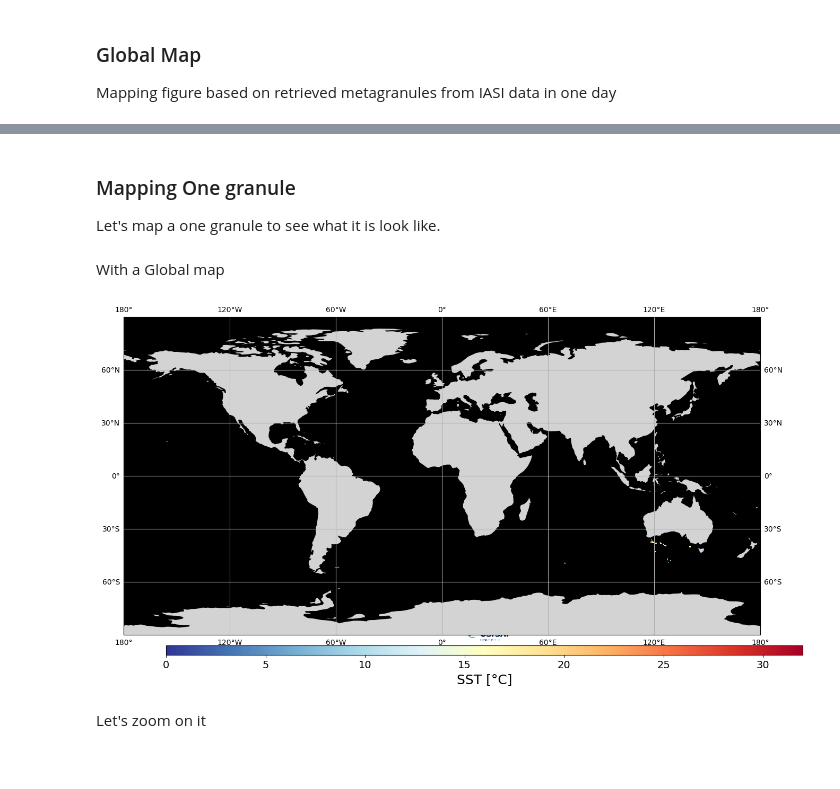
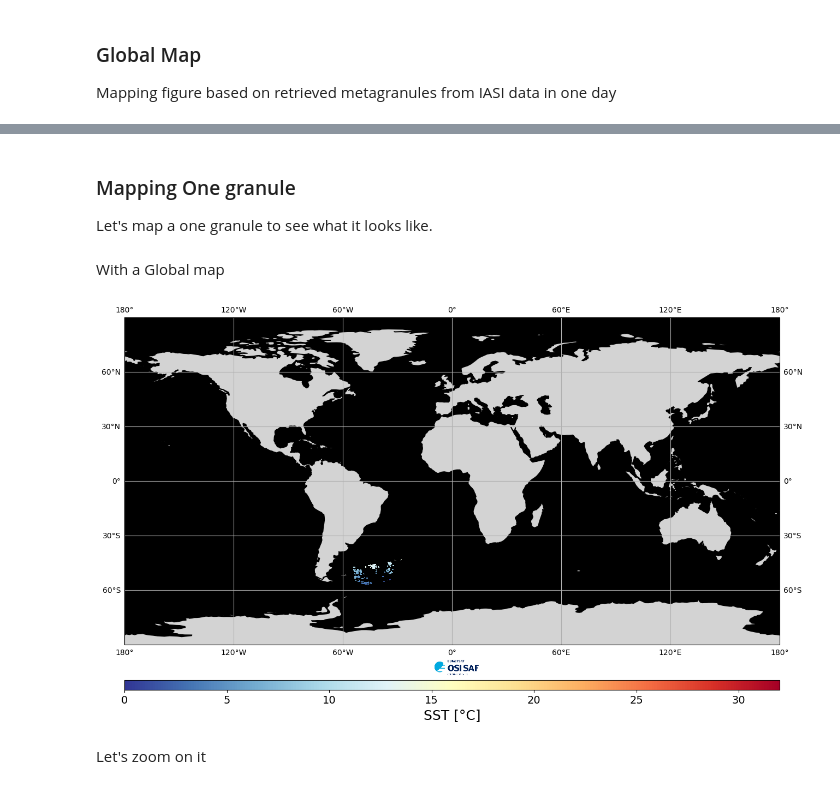
Before and after one commit to eumetsat/learn-osi-saf-sst, a Jupyter notebook: 1_OSI_SAF_sst_introductory/1_3e_OSI_SAF_SST_mapping_Metop_IASI.ipynb, the cells around one changed output, grey strips where cells are left out. Drawn from its saved outputs; the diff is of its cells as text; code cells hidden in the pictures.

```diff
--- a/1_OSI_SAF_sst_introductory/1_3e_OSI_SAF_SST_mapping_Metop_IASI.ipynb
+++ b/1_OSI_SAF_sst_introductory/1_3e_OSI_SAF_SST_mapping_Metop_IASI.ipynb
@@ -201,11 +201,11 @@ add_colorbar(im, fig, orientation="horizontal", cmap=cmap)
 # %% [markdown]
 ### Mapping One granule
-Let's map a one granule to see what it is look like.
+Let's map a one granule to see what it looks like.
 # %% [markdown]
 With a Global map
 # %%
 # Select granule file
-filename = '20240109001759-OSISAF-L2P_GHRSST-SSTskin-IASI_SST_METOP_B-sstiasi_metop01_20240109_001759_58679-v02.0-fv01.0.nc'
+filename = '20240109004159-OSISAF-L2P_GHRSST-SSTskin-IASI_SST_METOP_B-sstiasi_metop01_20240109_004159_58679-v02.0-fv01.0.nc'
 # %%
 # Define figure size
 fig = plt.figure(figsize=(16,9))
@@ -215,84 +215,38 @@ data_projection=ccrs.PlateCarree()
 output_projection=ccrs.PlateCarree() # Can be change
 
 # define plot carateristics
-ax = plt.axes([0.05,0.05,0.75,0.85], projection=output_projection)
+ax = plt.axes([0.1,0.1,0.75,0.85], projection=output_projection)
 ax.set_global()    # have a global map
 ax.add_feature(cfeature.OCEAN, zorder=0, facecolor='black') # Change color of ocean
 ax.add_feature(cfeature.LAND, zorder=0, facecolor='lightgrey') # Change color of land
 ax.gridlines(draw_labels=True)   # Add grid line with latitude and logitude label
 ax.coastlines()    # Add coastline
 
 # open and plot data
 nc = xr.open_dataset(directory + '/' + filename)
 lat = nc.variables['lat'][:]
 lon = nc.variables['lon'][:]
 sst = nc.variables['sea_surface_temperature'][:]
 ql  = nc.variables['quality_level'][:]
 nc.close()
 
 # Use only SST with quality_level > 2
 sst_ql345 = np.ma.masked_where(ql<3, sst)
 # Select longitude - debug map
 lon_sel = 176
 sst_ql345 = np.ma.masked_where(lon<-lon_sel, sst_ql345[0,:,:])
 sst_ql345 = np.ma.masked_where(lon>lon_sel, sst_ql345)
 
 # plotting sst
 im = plt.pcolormesh(lon, lat, sst_ql345[:,:]-273.15, transform=data_projection, cmap=cmap)
 
 # set the min and max temperature for apropriate visualisation
 im.set_clim(0,32)
 
-# Adding a colorbar
-# axc = fig.add_axes((0.85,0.05,0.02,0.85))
-# cb = plt.colorbar(im, orientation='vertical', cax=axc)
-# cb.set_label('SST [°C]', fontsize=18)
-# cb.ax.tick_params(labelsize=14)
-
-# logo
-# logo = plt.imread("../OSISAF_Name_Colour.png")
-
-
-def add_colorbar(im, fig, orientation, cmap, discrete=False, extend='neither'):
-    """
-    Function to add a colormap.
-
-    Args:
-        im                         : image
-        fig                        : figure
-        orientation (string)       : the orientation of colorbar (horizontal or vertical)
-        cmap                       : color palette
-        dicrete (bool)             : add discrete color
-        extend                     : extension type of the colorbar (neither, max, min or both)
-
-    """
-
-    if orientation == 'horizontal':
-        axc = fig.add_axes((0.1,0.1,0.75,0.02))
-        ax = fig.add_axes([0.43,0.12,0.1,0.05], anchor='S', zorder=-1 )
-    else :
-        axc = fig.add_axes((0.85,0.2,0.02,0.85))
-        ax = fig.add_axes([0.8,.1,0.1,0.05], anchor='S', zorder=-1 )
-
-    if discrete:
-        bounds = range(int(im.get_clim()[0]),int(im.get_clim()[1]))
-        norm = mpl.colors.BoundaryNorm(bounds, cmap.N)
-        cb = plt.colorbar(im, orientation=orientation, cax=axc, extend=extend, norm=norm, spacing='proportional', ticks=bounds, boundaries=bounds)
-    else:
-        cb = plt.colorbar(im, orientation=orientation, cax=axc, extend=extend)
-
-    logo = plt.imread("../OSISAF_Name_Colour.png")
-
-    ax.imshow(logo)
-    ax.axis('off')
-
-    cb.set_label('SST [°C]', fontsize=18)
-    cb.ax.tick_params(labelsize=14)
-
  # Adding a colorbar
 add_colorbar(im, fig, orientation="horizontal", cmap=cmap)
 # %% [output]
-[figure, old version]
+[figure, new version]
 # %% [markdown]
 Let's zoom on it
 # %%
```
Also changed, not shown: parts of 2 cells of this notebook, 2 other files.
